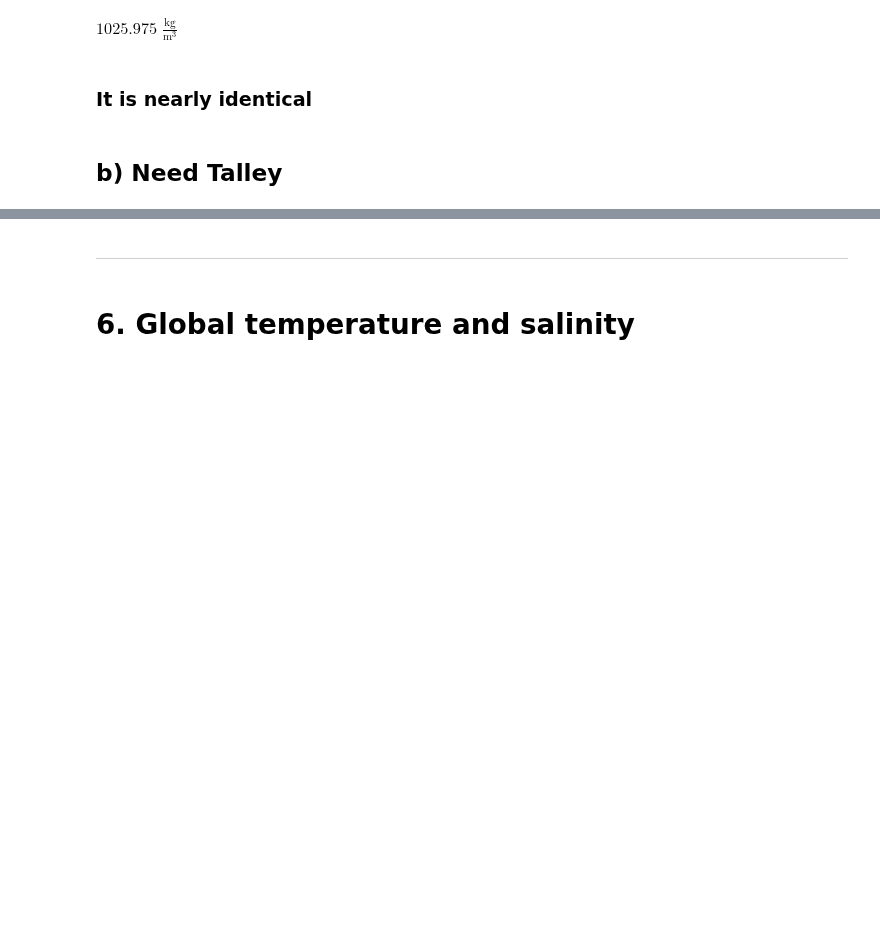
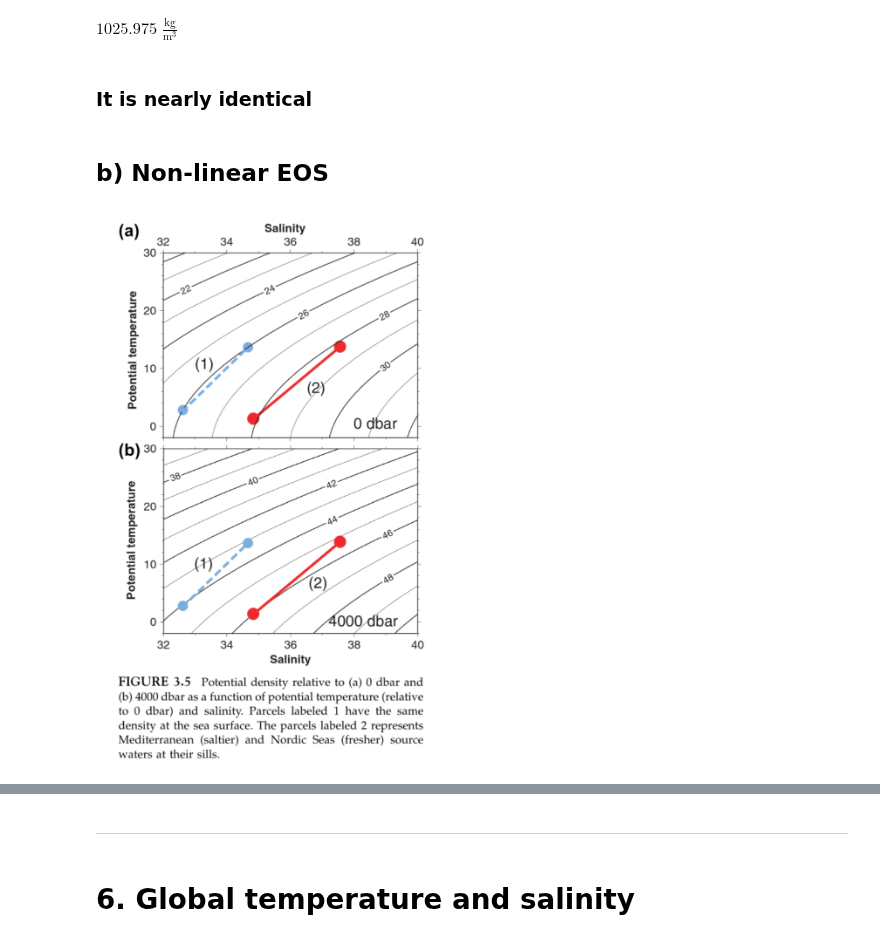
Before and after one commit to profxj/ocea200, a Jupyter notebook: hw/3/HWSET_3.ipynb, the cells around one changed output, grey strips where cells are left out. Saved outputs shown, nothing was run; the diff lists cells and outputs as text; code cells hidden in the pictures; blank space fills up the shorter version.

```diff
--- a/hw/3/HWSET_3.ipynb
+++ b/hw/3/HWSET_3.ipynb
@@ -333,5 +336,10 @@ rho12
 $1025.975 \; \mathrm{\frac{kg}{m^{3}}}$
 # %% [markdown]
 ### It is nearly identical
-# %% [markdown]
-## b) Need Talley
+# %% [markdown]
+## b) Non-linear EOS
+# %%
+# Talley Fig 3.5
+Image(filename = './talley_fig3.5.png', width=500)#, height=100)
+# %% [output]
+[figure, added]
```
Also changed, not shown: parts of 6 cells of this notebook, 3 other files.
